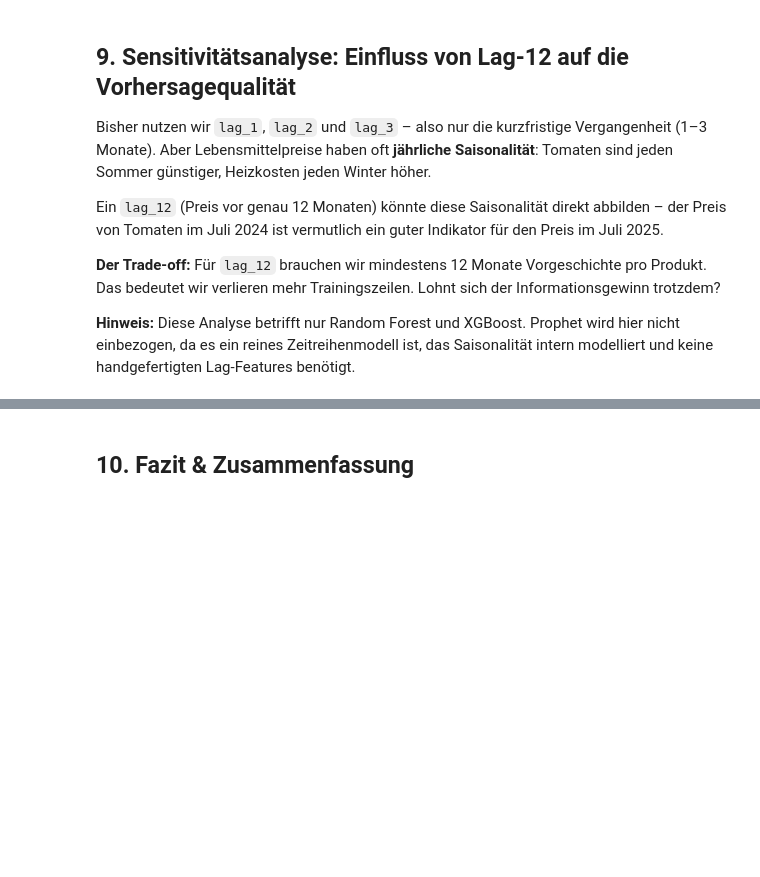
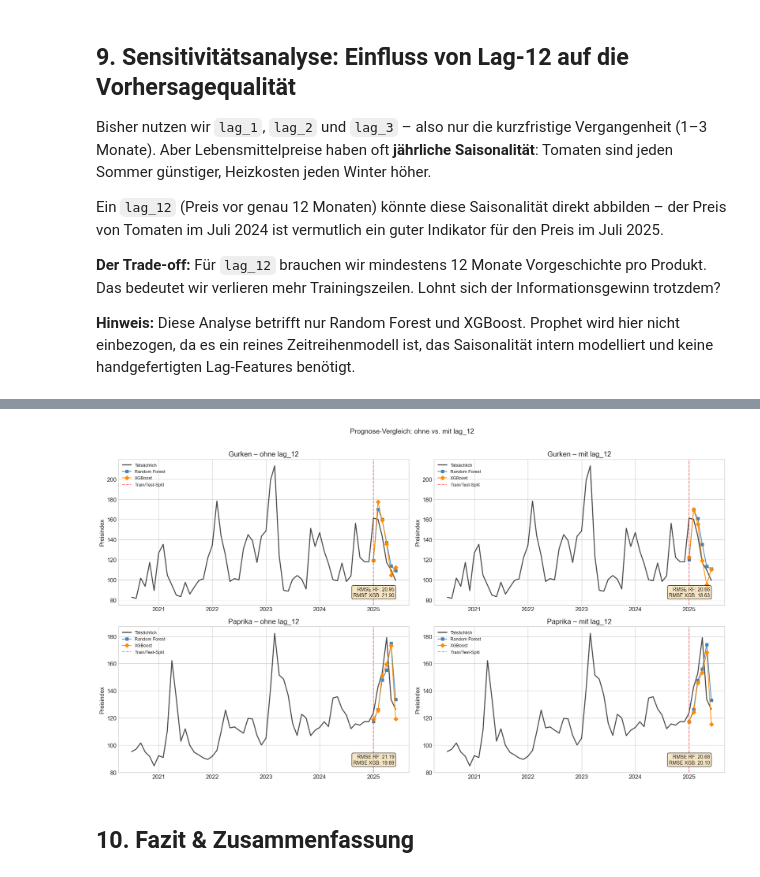
Before and after one commit to radtkedominique/WDS24A_Sem4_Nakou, a Jupyter notebook: Modellierung.ipynb, the cells around one changed output, grey strips where cells are left out. Saved outputs shown, nothing was run; the diff lists cells and outputs as text; code cells hidden in the pictures; blank space fills up the shorter version.

```diff
--- a/Modellierung.ipynb
+++ b/Modellierung.ipynb
@@ -910,3 +1113,69 @@ for m in models:
+# %%
+forecast_products = ['Gurken', 'Paprika']
+
+fig, axes = plt.subplots(len(forecast_products), 2, figsize=(18, 5 * len(forecast_products)))
+
+for row, produkt in enumerate(forecast_products):
+    # --- Daten für dieses Produkt ---
+    prod_full = df_clean[df_clean['Produkt'] == produkt].sort_values('Datum')
+
+    # Ohne lag_12
+    test_prod = test_l12[test_l12['Produkt'] == produkt].sort_values('Datum')
+    train_prod = train_l12[train_l12['Produkt'] == produkt].sort_values('Datum')
+
+    if len(test_prod) == 0:
+        print(f"⚠ {produkt} nicht im lag_12-Testset enthalten, überspringe.")
+        continue
+
+    test_idx = test_prod.index
+
+    # Vorhersagen ohne lag_12
+    pred_rf_ohne = rf_fair.predict(test_prod[ml_features])
+    pred_xgb_ohne = xgb_fair.predict(test_prod[ml_features])
+
+    # Vorhersagen mit lag_12
+    pred_rf_mit = rf_l12.predict(test_prod[ml_features_lag12])
+    pred_xgb_mit = xgb_l12.predict(test_prod[ml_features_lag12])
+
+    # --- Plot 1: Ohne lag_12 ---
+    ax1 = axes[row, 0]
+    ax1.plot(prod_full['Datum'], prod_full['Preisindex'], 'k-', label='Tatsächlich', linewidth=2, alpha=0.7)
+    ax1.plot(test_prod['Datum'], pred_rf_ohne, 's-', color='steelblue', label='Random Forest', markersize=6)
+    ax1.plot(test_prod['Datum'], pred_xgb_ohne, 'D-', color='darkorange', label='XGBoost', markersize=6)
+    ax1.axvline(x=pd.Timestamp(cutoff_date), color='red', linestyle='--', alpha=0.5, label='Train/Test-Split')
+    ax1.set_title(f'{produkt} – ohne lag_12')
+    ax1.set_ylabel('Preisindex')
+    ax1.legend(loc='upper left', fontsize=9)
+
+    # RMSE anzeigen
+    rmse_rf_o = np.sqrt(mean_squared_error(test_prod[target_col], pred_rf_ohne))
+    rmse_xgb_o = np.sqrt(mean_squared_error(test_prod[target_col], pred_xgb_ohne))
+    ax1.text(0.95, 0.05, f'RMSE RF: {rmse_rf_o:.2f}\nRMSE XGB: {rmse_xgb_o:.2f}',
+             transform=ax1.transAxes, ha='right', va='bottom', fontsize=10,
+             bbox=dict(boxstyle='round', facecolor='wheat', alpha=0.8))
+
+    # --- Plot 2: Mit lag_12 ---
+    ax2 = axes[row, 1]
+    ax2.plot(prod_full['Datum'], prod_full['Preisindex'], 'k-', label='Tatsächlich', linewidth=2, alpha=0.7)
+    ax2.plot(test_prod['Datum'], pred_rf_mit, 's-', color='steelblue', label='Random Forest', markersize=6)
+    ax2.plot(test_prod['Datum'], pred_xgb_mit, 'D-', color='darkorange', label='XGBoost', markersize=6)
+    ax2.axvline(x=pd.Timestamp(cutoff_date), color='red', linestyle='--', alpha=0.5, label='Train/Test-Split')
+    ax2.set_title(f'{produkt} – mit lag_12')
+    ax2.set_ylabel('Preisindex')
+    ax2.legend(loc='upper left', fontsize=9)
+
+    # RMSE anzeigen
+    rmse_rf_m = np.sqrt(mean_squared_error(test_prod[target_col], pred_rf_mit))
+    rmse_xgb_m = np.sqrt(mean_squared_error(test_prod[target_col], pred_xgb_mit))
+    ax2.text(0.95, 0.05, f'RMSE RF: {rmse_rf_m:.2f}\nRMSE XGB: {rmse_xgb_m:.2f}',
+             transform=ax2.transAxes, ha='right', va='bottom', fontsize=10,
+             bbox=dict(boxstyle='round', facecolor='wheat', alpha=0.8))
+
+plt.suptitle('Prognose-Vergleich: ohne vs. mit lag_12', fontsize=14, y=1.01)
+plt.tight_layout()
+plt.show()
+# %% [output]
+[figure, added]
 # %% [markdown]
 ## 10. Fazit & Zusammenfassung
 # %%
```
Also changed, not shown: parts of 31 cells of this notebook.
